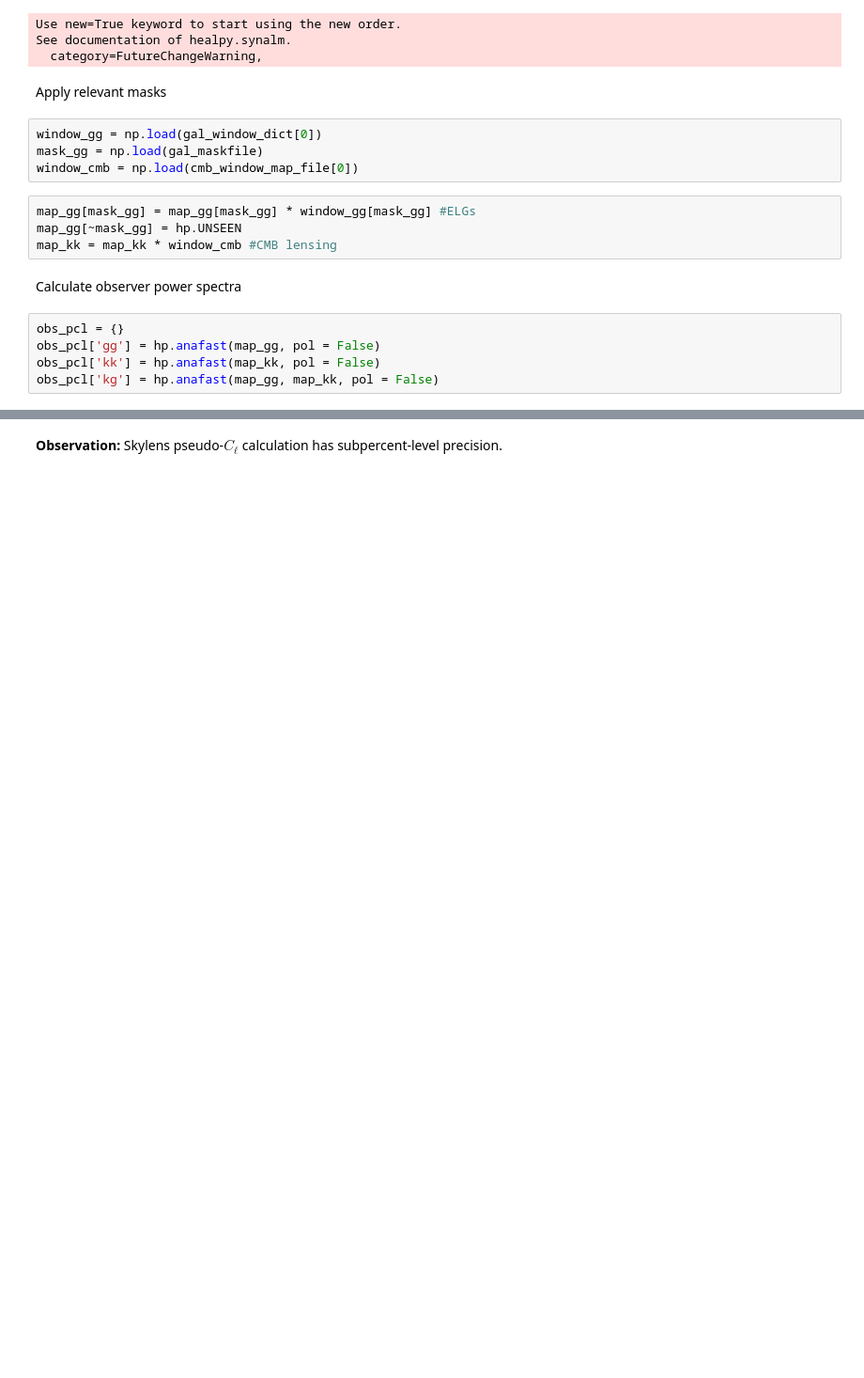
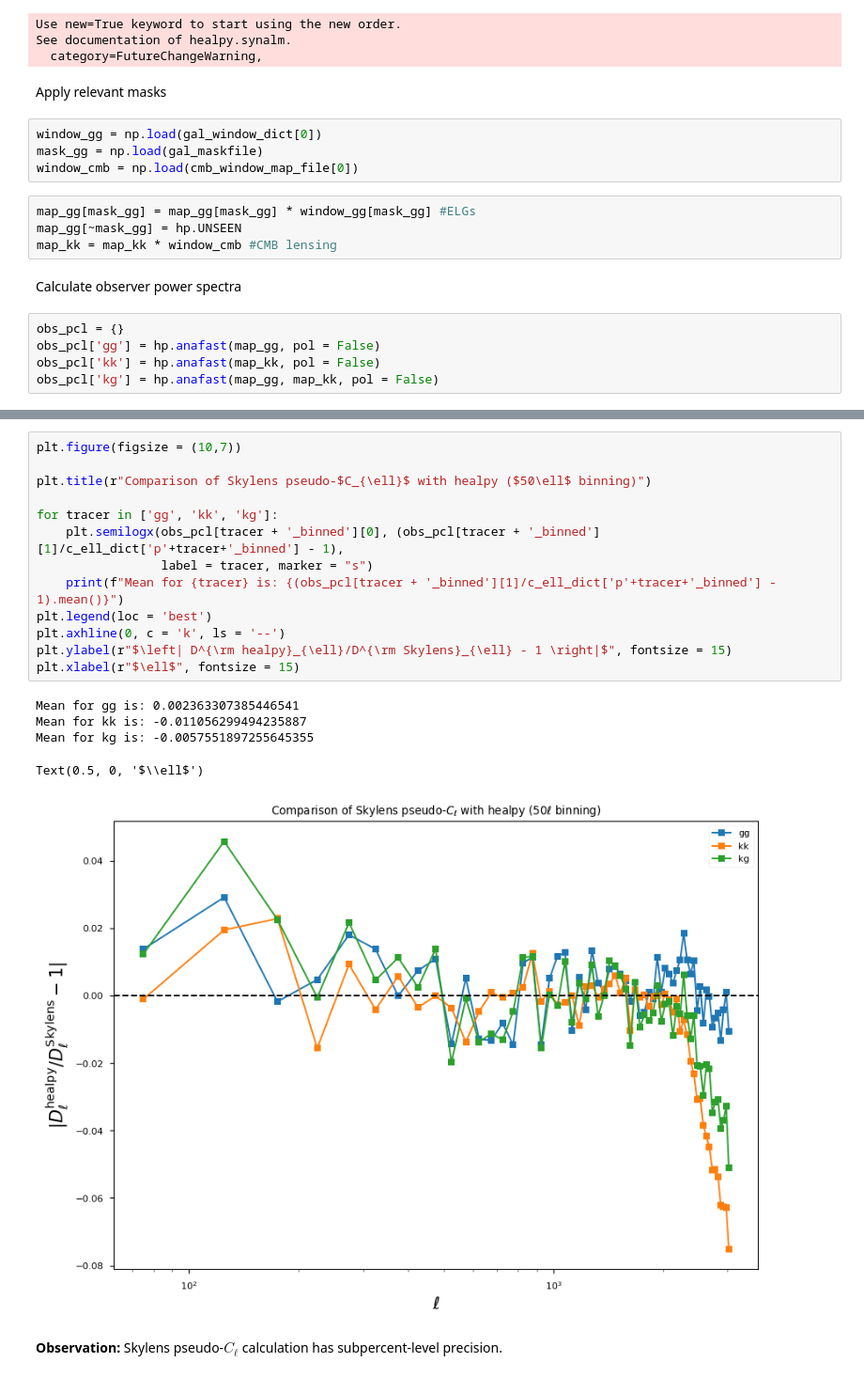
Before and after one commit to tanveerkarim/lselgsXplanck, a Jupyter notebook: notebooks/skylensBenchmark.ipynb, the cells around one changed output, grey strips where cells are left out. Shown at 94% size. Drawn from its saved outputs; the diff is of its cells as text; blank space fills up the shorter version.

```diff
--- a/notebooks/skylensBenchmark.ipynb
+++ b/notebooks/skylensBenchmark.ipynb
@@ -515,2 +470,21 @@ Text(0.5, 0, '$\\ell$')
+# %%
+plt.figure(figsize = (10,7))
+
+plt.title(r"Comparison of Skylens pseudo-$C_{\ell}$ with healpy ($50\ell$ binning)")
+
+for tracer in ['gg', 'kk', 'kg']:
+    plt.semilogx(obs_pcl[tracer + '_binned'][0], (obs_pcl[tracer + '_binned'][1]/c_ell_dict['p'+tracer+'_binned'] - 1),
+                 label = tracer, marker = "s")
+    print(f"Mean for {tracer} is: {(obs_pcl[tracer + '_binned'][1]/c_ell_dict['p'+tracer+'_binned'] - 1).mean()}")
+plt.legend(loc = 'best')
+plt.axhline(0, c = 'k', ls = '--')
+plt.ylabel(r"$\left| D^{\rm healpy}_{\ell}/D^{\rm Skylens}_{\ell} - 1 \right|$", fontsize = 15)
+plt.xlabel(r"$\ell$", fontsize = 15)
+# %% [output]
+Mean for gg is: 0.002363307385446541
+Mean for kk is: -0.011056299494235887
+Mean for kg is: -0.0057551897255645355
+Text(0.5, 0, '$\\ell$')
+[figure, added]
 # %% [markdown]
 **Observation:** Skylens pseudo-$C_{\ell}$ calculation has subpercent-level precision.
```
Also changed, not shown: parts of 10 cells of this notebook, 2 other files.
